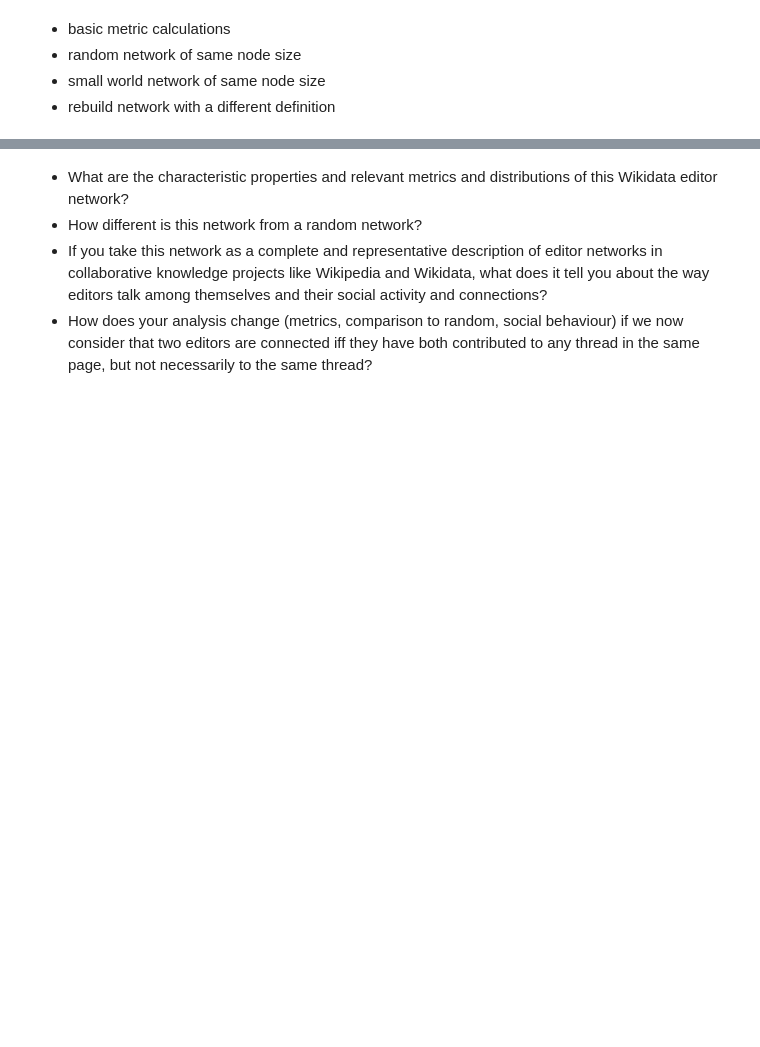
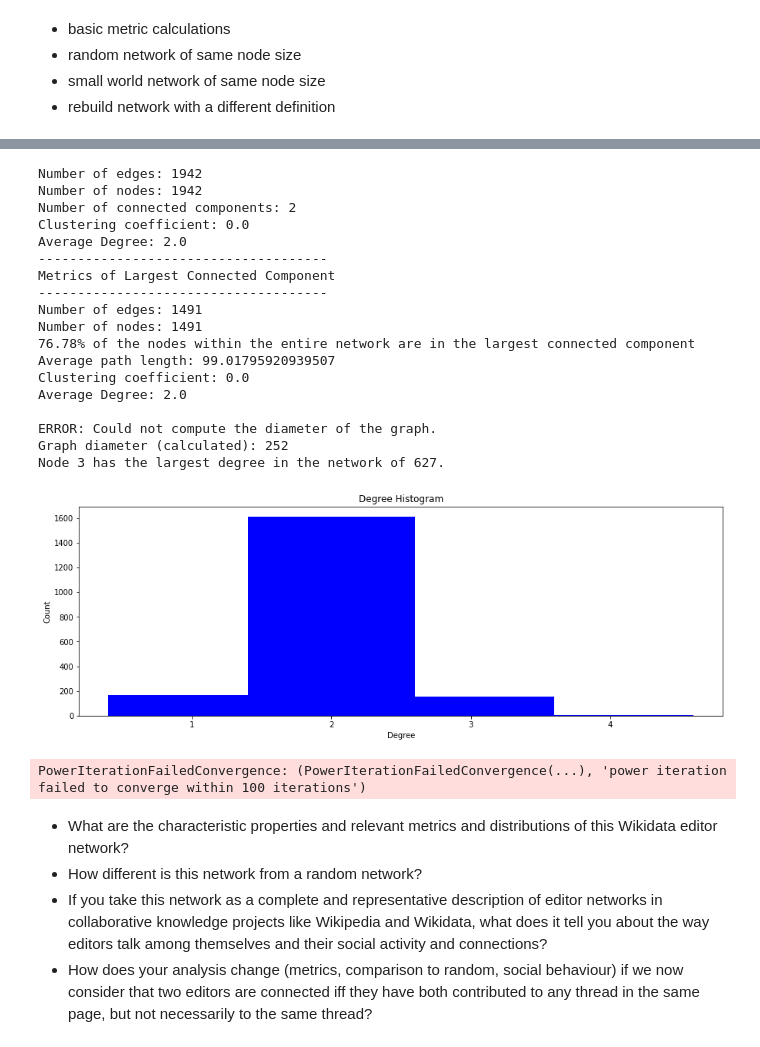
Before and after one commit to paul-gailey/NDA-CW-1, a Jupyter notebook: notebook.ipynb, the cells around one changed output, grey strips where cells are left out. Cells and saved outputs as stored; diff of their text form; code cells hidden in the pictures; blank space fills up the shorter version.

```diff
--- a/notebook.ipynb
+++ b/notebook.ipynb
@@ -276,0 +385,24 @@ Node 3 has the largest degree in the network of 627.
+# %%
+print_graph_statistics(WS_graph)
+centrality_measures(WS_graph)
+# %% [output]
+Number of edges: 1942
+Number of nodes: 1942
+Number of connected components: 2
+Clustering coefficient: 0.0
+Average Degree: 2.0
+-------------------------------------
+Metrics of Largest Connected Component
+-------------------------------------
+Number of edges: 1491
+Number of nodes: 1491
+76.78% of the nodes within the entire network are in the largest connected component
+Average path length: 99.01795920939507
+Clustering coefficient: 0.0
+Average Degree: 2.0
+
+ERROR: Could not compute the diameter of the graph.
+Graph diameter (calculated): 252
+Node 3 has the largest degree in the network of 627.
+[figure, added]
+PowerIterationFailedConvergence: (PowerIterationFailedConvergence(...), 'power iteration failed to converge within 100 iterations')
```
Also changed, not shown: parts of 32 cells of this notebook, 1 other file.
